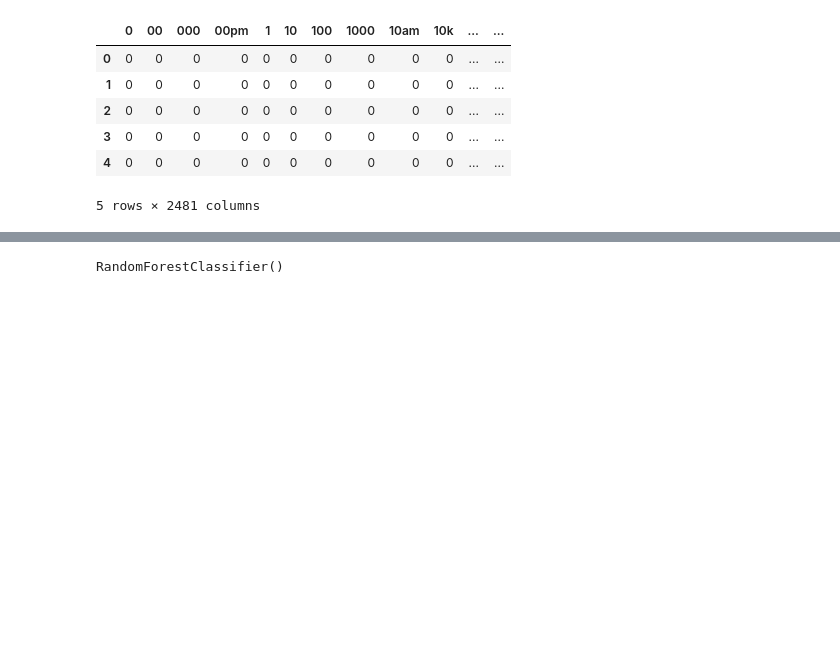
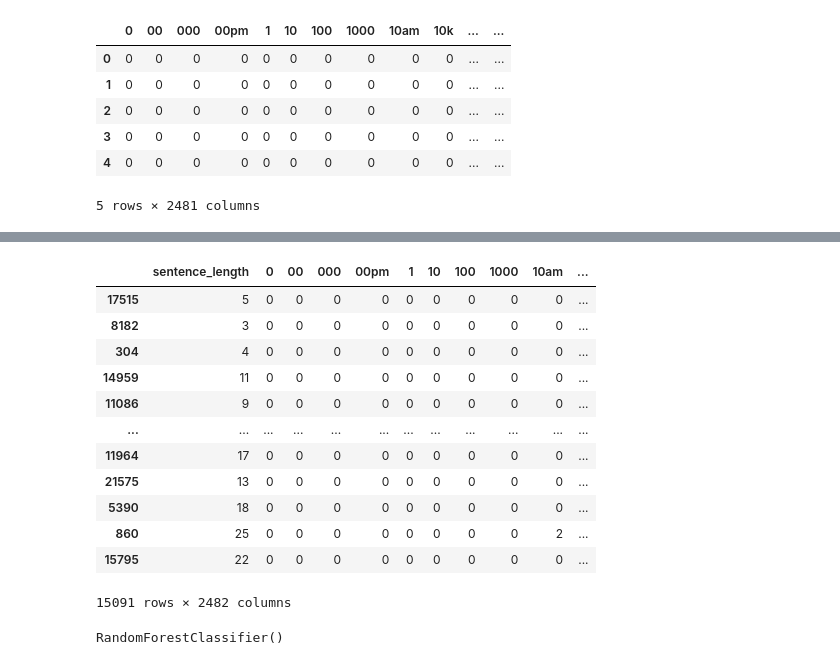
Before and after one commit to MatteoSchifano/Phishing-URL-Classification, a Jupyter notebook: notebooks/nlp.ipynb, the cells around one changed output, grey strips where cells are left out. Drawn from its saved outputs; the diff is of its cells as text; code cells hidden in the pictures; blank space fills up the shorter version.

```diff
--- a/notebooks/nlp.ipynb
+++ b/notebooks/nlp.ipynb
@@ -228,6 +228,22 @@ y = df2.loc[:, 'Sentiment']
 X_train, X_test, y_train, y_test = train_test_split(X, y, random_state=42, test_size=0.33)
 # %%
 from sklearn.metrics import accuracy_score
+# %%
+X_train
+# %% [output]
+|  | sentence_length | 0 | 00 | 000 | 00pm | 1 | 10 | 100 | 1000 | 10am | ... |
+| 17515 | 5 | 0 | 0 | 0 | 0 | 0 | 0 | 0 | 0 | 0 | ... |
+| 8182 | 3 | 0 | 0 | 0 | 0 | 0 | 0 | 0 | 0 | 0 | ... |
+| 304 | 4 | 0 | 0 | 0 | 0 | 0 | 0 | 0 | 0 | 0 | ... |
+| 14959 | 11 | 0 | 0 | 0 | 0 | 0 | 0 | 0 | 0 | 0 | ... |
+| 11086 | 9 | 0 | 0 | 0 | 0 | 0 | 0 | 0 | 0 | 0 | ... |
+| ... | ... | ... | ... | ... | ... | ... | ... | ... | ... | ... | ... |
+| 11964 | 17 | 0 | 0 | 0 | 0 | 0 | 0 | 0 | 0 | 0 | ... |
+| 21575 | 13 | 0 | 0 | 0 | 0 | 0 | 0 | 0 | 0 | 0 | ... |
+| 5390 | 18 | 0 | 0 | 0 | 0 | 0 | 0 | 0 | 0 | 0 | ... |
+| 860 | 25 | 0 | 0 | 0 | 0 | 0 | 0 | 0 | 0 | 2 | ... |
+| 15795 | 22 | 0 | 0 | 0 | 0 | 0 | 0 | 0 | 0 | 0 | ... |
+15091 rows × 2482 columns
 # %%
 from sklearn.ensemble import RandomForestClassifier
 
```
Also changed, not shown: parts of 20 cells of this notebook, 2 other files.
